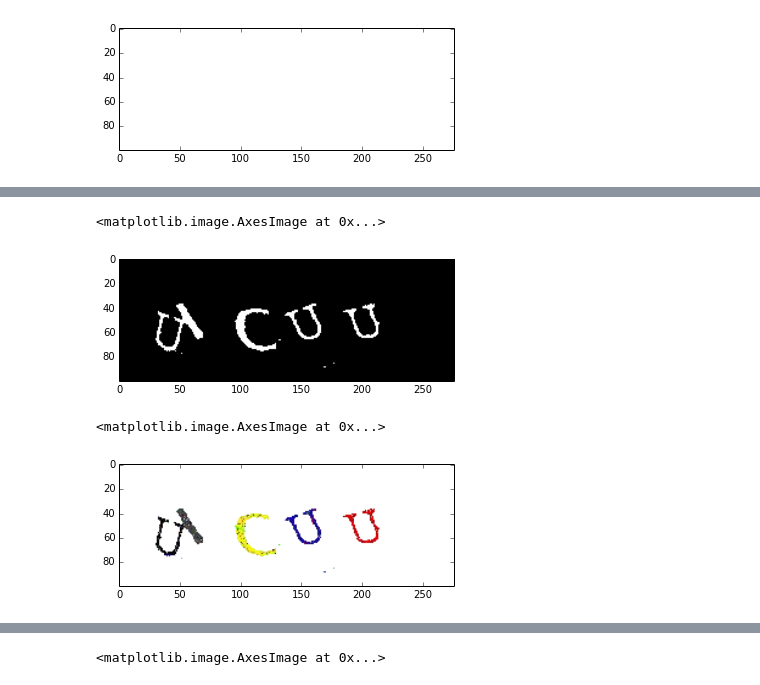
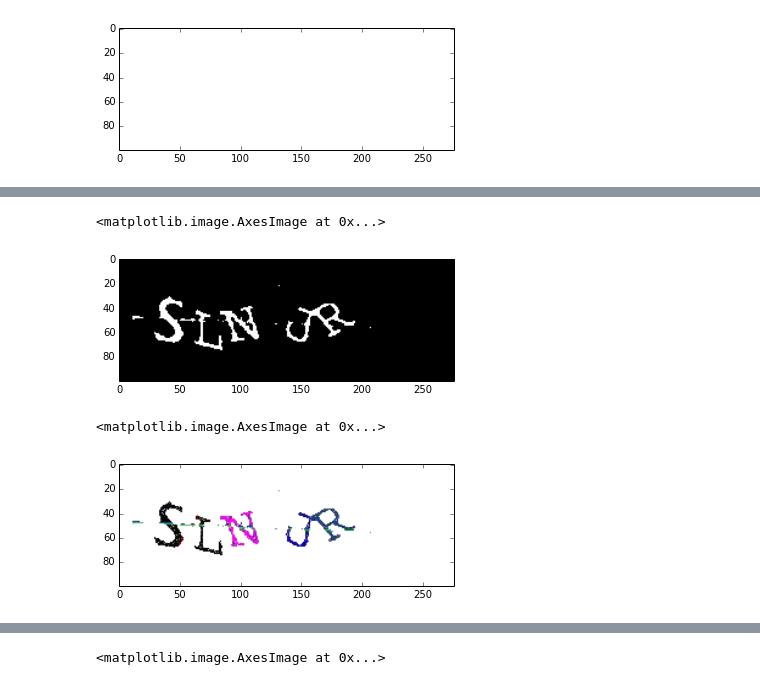
Before and after one commit to thevtm/CaptchBreaker, a Jupyter notebook: CaptchaStudy.ipynb, the cells around one changed output, grey strips where cells are left out. Drawn from its saved outputs; the diff is of its cells as text; code cells hidden in the pictures.

```diff
--- a/CaptchaStudy.ipynb
+++ b/CaptchaStudy.ipynb
@@ -15,7 +15,7 @@ from PIL import Image
 #os.chdir('/home/vtm/Desktop/Captchas')
 # %%
 ## Load image and add white border
-imgInput = cv2.imread('TestData/captcha (5).jpg')
+imgInput = cv2.imread('TestData/captcha (02).jpg')
 imgInput = cv2.cvtColor(imgInput, cv2.COLOR_BGR2BGRA)
 imgInput = cv2.copyMakeBorder(imgInput, 10, 10, 10, 10,cv2.BORDER_CONSTANT,value = [255, 255, 255])
 
@@ -110,15 +81,14 @@ imgNoiseMask = cv2.bitwise_not(imgNoise)
 plt.imshow(imgNoiseMask, cmap = cm.gray)
 # %% [output]
 <matplotlib.image.AxesImage at 0x...>
-[figure, old version]
+[figure, new version]
 # %%
 ## Clean image
-imgNoiseRGB = cv2.cvtColor(imgNoise, cv2.COLOR_GRAY2BGRA)
 imgNoNoise = cv2.bitwise_and(imgInput, imgInput, mask = imgNoiseMask)
-imgNoNoise += imgNoiseRGB
+imgNoNoise += cv2.cvtColor(imgNoise, cv2.COLOR_GRAY2BGRA)
 
 ## Draw
 plt.imshow(imgNoNoise)
 # %% [output]
 <matplotlib.image.AxesImage at 0x...>
-[figure, old version]
+[figure, new version]
```
Also changed, not shown: parts of 7 cells of this notebook.
